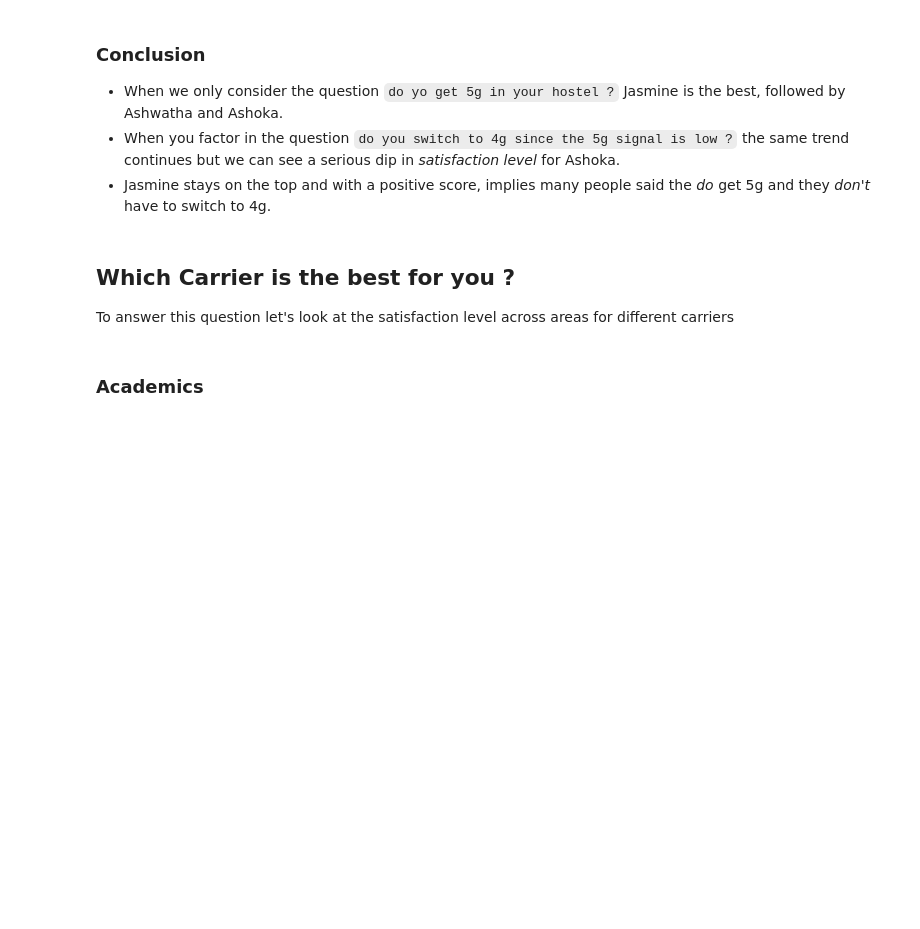
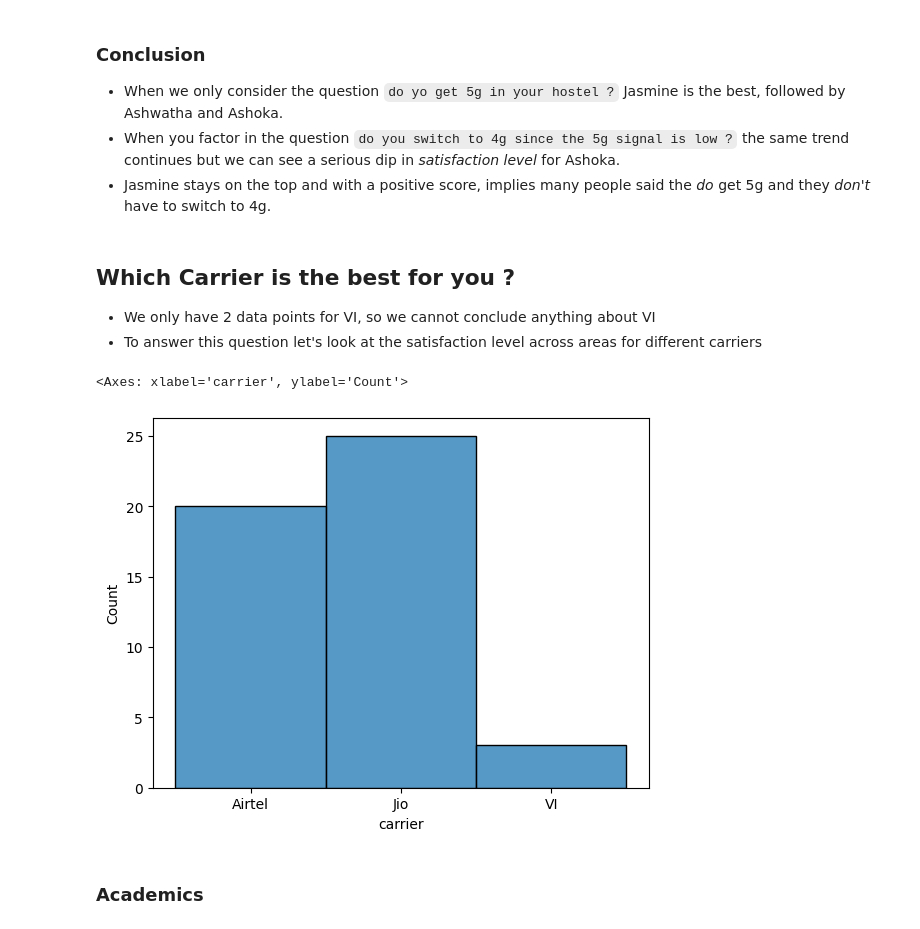
Before and after one commit to bhendi-boi/Intro-to-Data-science, a Jupyter notebook: project/main.ipynb, the cells around one changed output. Saved outputs shown, nothing was run; the diff lists cells and outputs as text; code cells hidden in the pictures; blank space fills up the shorter version.

Commit message:
updated which carrier is best for you

```diff
--- a/project/main.ipynb
+++ b/project/main.ipynb
@@ -137,7 +137,13 @@ sns.barplot(x="satisfaction_hostel", y="hostel", hue="hostel", data=df, errorbar
 - Jasmine stays on the top and with a positive score, implies many people said the *do* get 5g and they *don't* have to switch to 4g.
 # %% [markdown]
 ## Which Carrier is the best for you ?
-To answer this question let's look at the satisfaction level across areas for different carriers
+- We only have 2 data points for VI, so we cannot conclude anything about VI
+- To answer this question let's look at the satisfaction level across areas for different carriers
+# %%
+sns.histplot(data=df["carrier"])
+# %% [output]
+<Axes: xlabel='carrier', ylabel='Count'>
+[figure, added]
 # %% [markdown]
 ### Academics
 # %%
```
Also changed, not shown: parts of 5 cells of this notebook.
